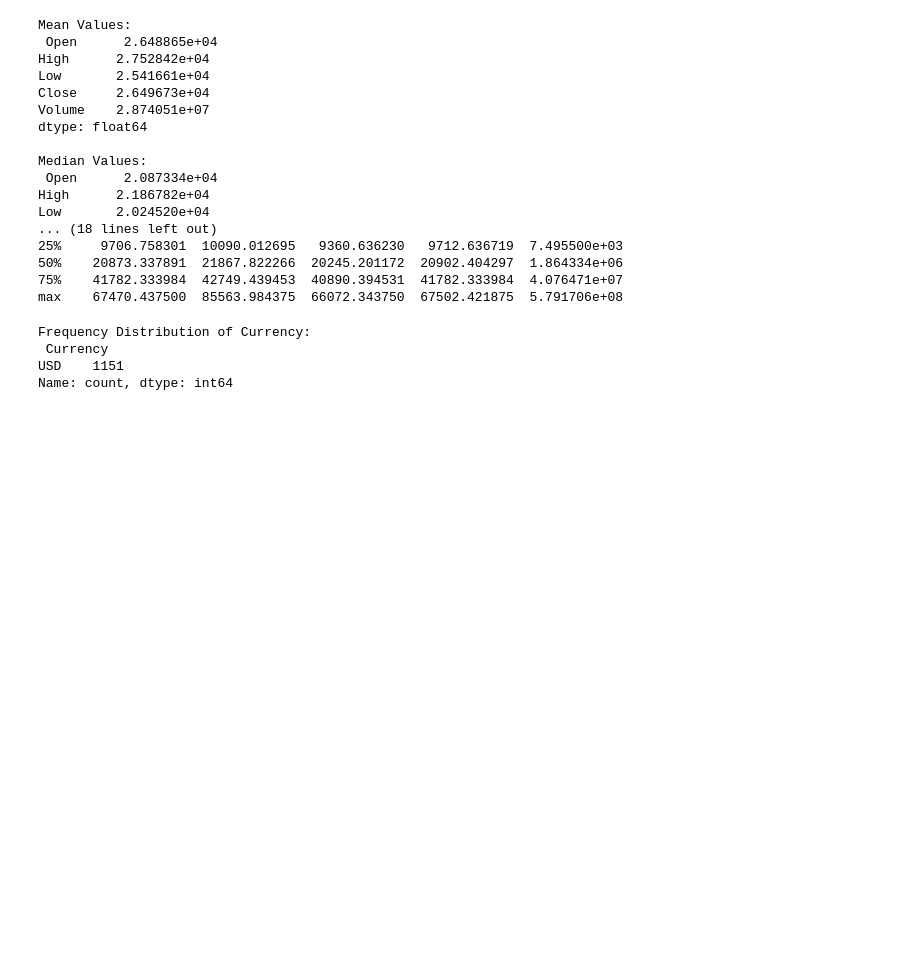
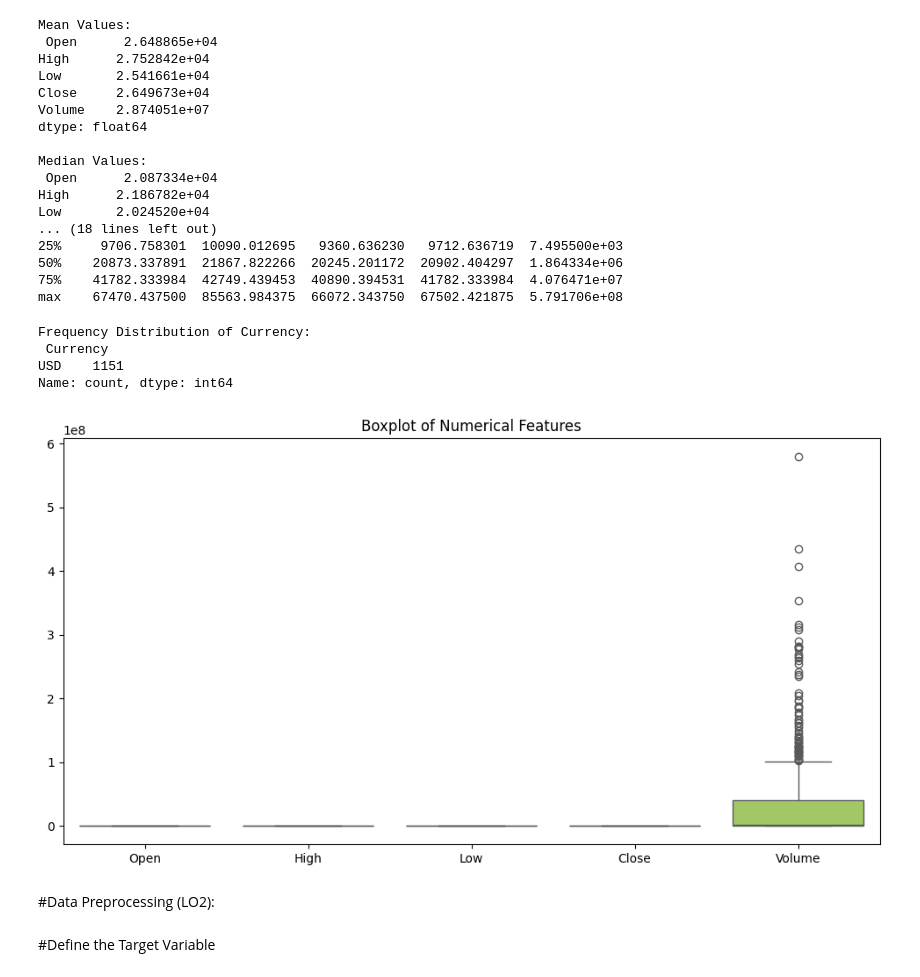
Before and after one commit to Shamiul-693/Predicting-Cryptocurrency-Prices, a Jupyter notebook: Predicting_Cryptocurrency_Prices.ipynb, the cells around one changed output. Drawn from its saved outputs; the diff is of its cells as text; code cells hidden in the pictures; blank space fills up the shorter version.

```diff
--- a/Predicting_Cryptocurrency_Prices.ipynb
+++ b/Predicting_Cryptocurrency_Prices.ipynb
@@ -263,3 +263,18 @@ Frequency Distribution of Currency:
  Currency
 USD    1151
 Name: count, dtype: int64
+# %%
+import seaborn as sns
+import matplotlib.pyplot as plt
+
+# Boxplot for numerical features
+plt.figure(figsize=(12, 6))
+sns.boxplot(data=df[numerical_columns], palette='Set2')
+plt.title('Boxplot of Numerical Features')
+plt.show()
+# %% [output]
+[figure, added]
+# %% [markdown]
+#Data Preprocessing (LO2):
+# %% [markdown]
+#Define the Target Variable
```
Also changed, not shown: parts of 4 cells of this notebook.
